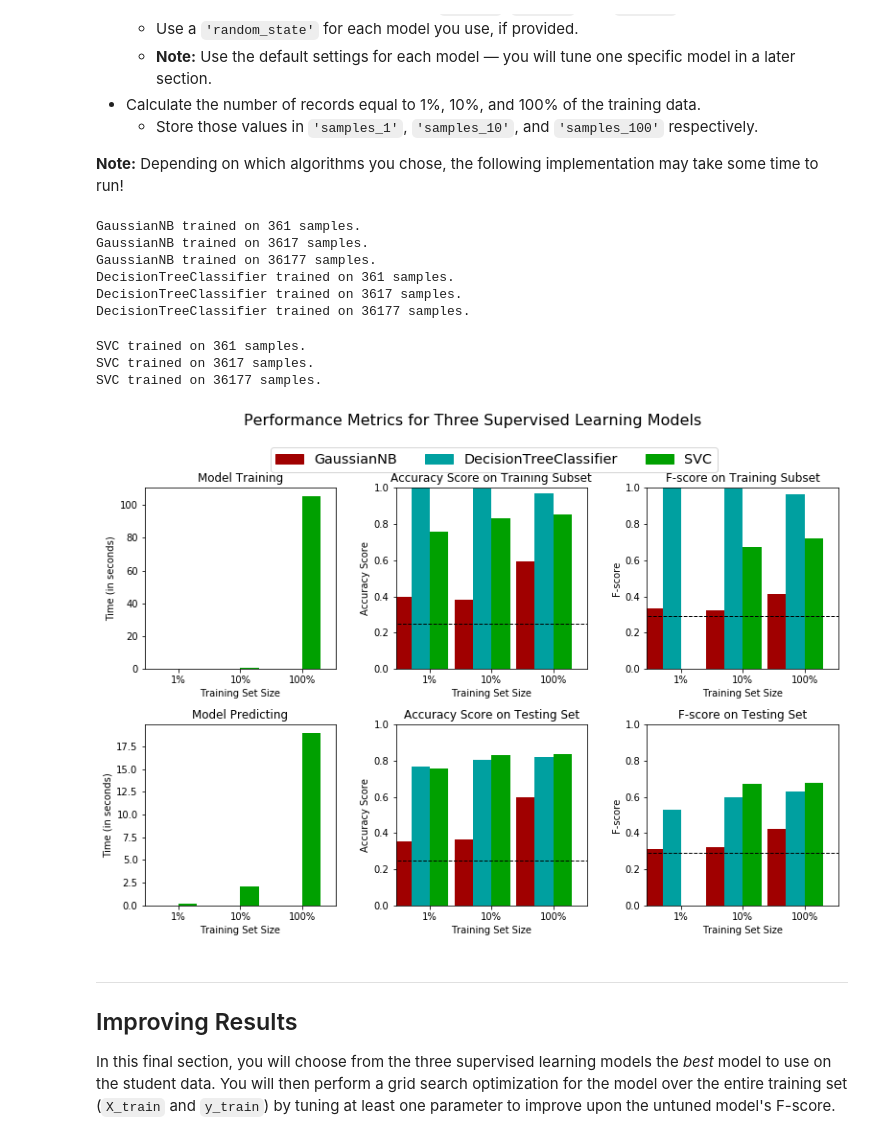
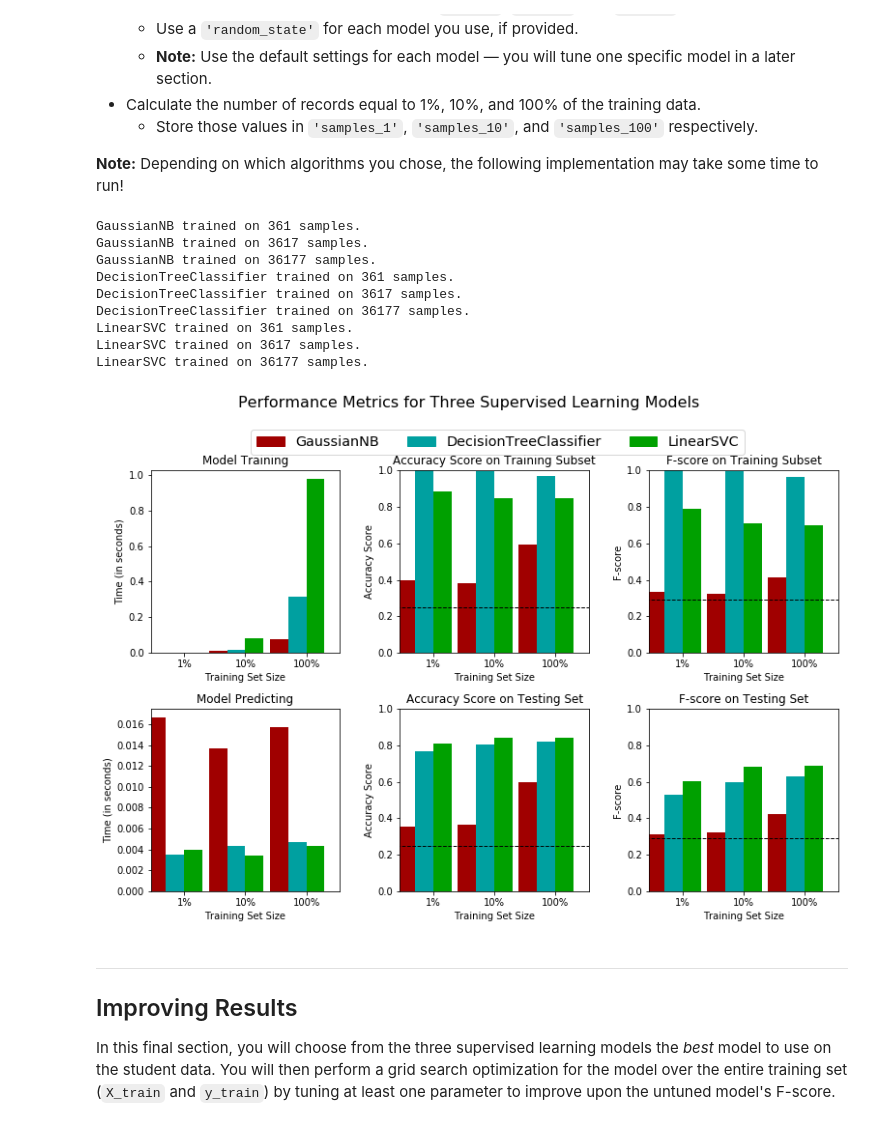
Before and after one commit to KnollFrank/Finding-Donors-for-CharityML, a Jupyter notebook: finding_donors.ipynb, the cells around one changed output. Cells and saved outputs as stored; diff of their text form; code cells hidden in the pictures.

```diff
--- a/finding_donors.ipynb
+++ b/finding_donors.ipynb
@@ -389,43 +389,43 @@ In the code cell, you will need to implement the following:
 # TODO: Import the three supervised learning models from sklearn
 from sklearn.naive_bayes import GaussianNB
 from sklearn.tree import DecisionTreeClassifier
-from sklearn.svm import SVC
+from sklearn.svm import LinearSVC
 
 # TODO: Initialize the three models
 clf_A = GaussianNB()
 clf_B = DecisionTreeClassifier(random_state = 815)
-clf_C = SVC(random_state = 815)
+clf_C = LinearSVC(random_state = 815)
 
 # TODO: Calculate the number of samples for 1%, 10%, and 100% of the training data
 # HINT: samples_100 is the entire training set i.e. len(y_train)
 # HINT: samples_10 is 10% of samples_100 (ensure to set the count of the values to be `int` and not `float`)
 # HINT: samples_1 is 1% of samples_100 (ensure to set the count of the values to be `int` and not `float`)
 samples_100 = len(y_train)
 samples_10 = int(10/100 * samples_100)
 samples_1 = int(1/100 * samples_100)
 
 # Collect results on the learners
 results = {}
 for clf in [clf_A, clf_B, clf_C]:
     clf_name = clf.__class__.__name__
     results[clf_name] = {}
     for i, samples in enumerate([samples_1, samples_10, samples_100]):
         results[clf_name][i] = \
         train_predict(clf, samples, X_train, y_train, X_test, y_test)
 
 # Run metrics visualization for the three supervised learning models chosen
 vs.evaluate(results, accuracy, fscore)
 # %% [output]
 GaussianNB trained on 361 samples.
 GaussianNB trained on 3617 samples.
 GaussianNB trained on 36177 samples.
 DecisionTreeClassifier trained on 361 samples.
 DecisionTreeClassifier trained on 3617 samples.
 DecisionTreeClassifier trained on 36177 samples.
+LinearSVC trained on 361 samples.
+LinearSVC trained on 3617 samples.
+LinearSVC trained on 36177 samples.
-SVC trained on 361 samples.
-SVC trained on 3617 samples.
-SVC trained on 36177 samples.
-[figure, old version]
+[figure, new version]
 # %% [markdown]
 ----
 ## Improving Results
```
Also changed, not shown: parts of 6 cells of this notebook.
